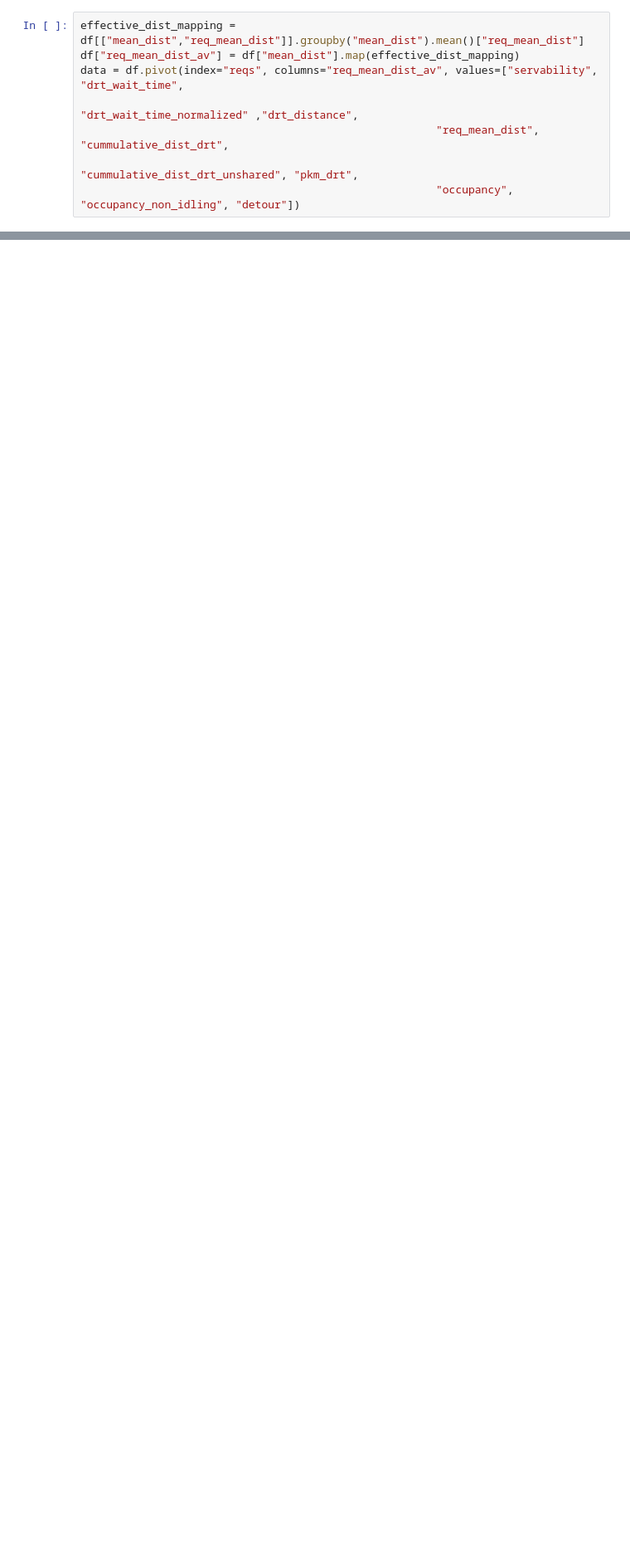
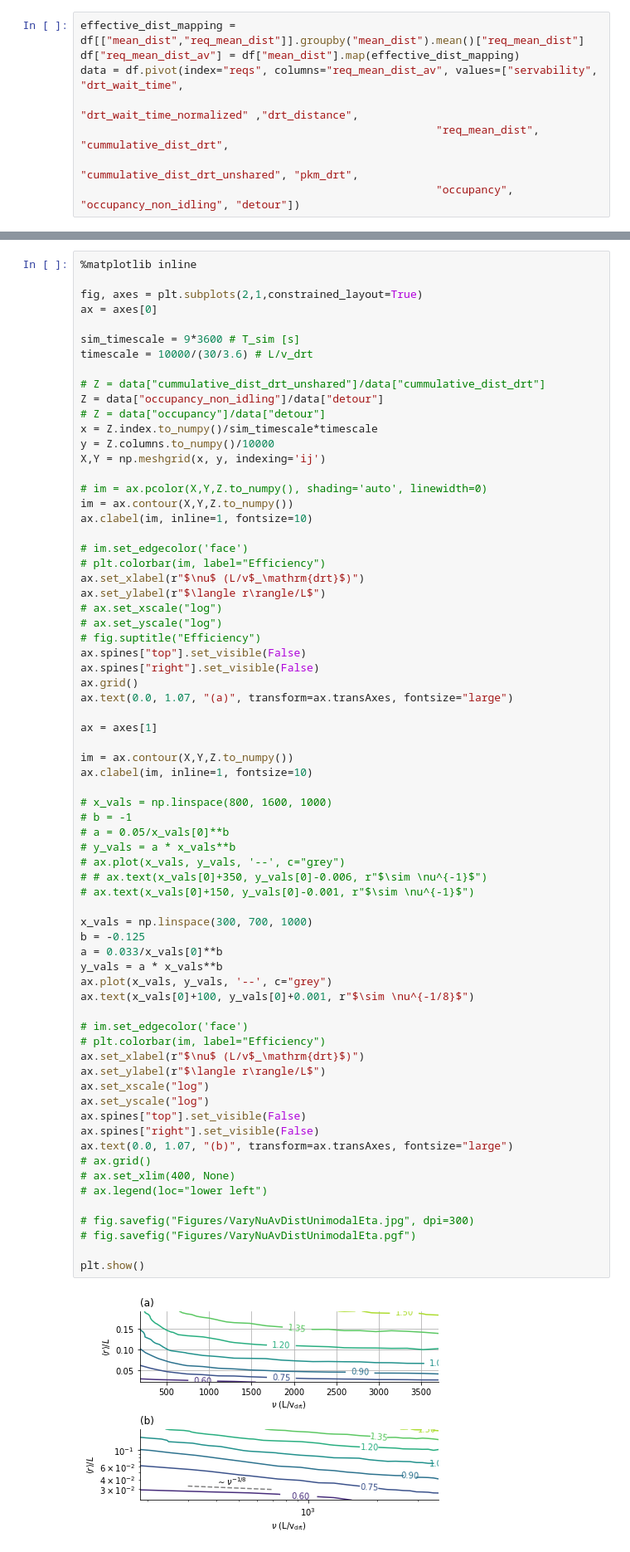
Before and after one commit to poss-group/matsim-bimodal-1, a Jupyter notebook: python_analysis/AnalyzeUnimodalVaryNuAvDrtDist.ipynb, the cells around one changed output, grey strips where cells are left out. Shown at 83% size. Cells and saved outputs as stored; diff of their text form; blank space fills up the shorter version.

```diff
--- a/python_analysis/AnalyzeUnimodalVaryNuAvDrtDist.ipynb
+++ b/python_analysis/AnalyzeUnimodalVaryNuAvDrtDist.ipynb
@@ -126,0 +107,71 @@ plt.show()
+# %%
+%matplotlib inline
+
+fig, axes = plt.subplots(2,1,constrained_layout=True)
+ax = axes[0]
+
+sim_timescale = 9*3600 # T_sim [s]
+timescale = 10000/(30/3.6) # L/v_drt
+
+# Z = data["cummulative_dist_drt_unshared"]/data["cummulative_dist_drt"]
+Z = data["occupancy_non_idling"]/data["detour"]
+# Z = data["occupancy"]/data["detour"]
+x = Z.index.to_numpy()/sim_timescale*timescale
+y = Z.columns.to_numpy()/10000
+X,Y = np.meshgrid(x, y, indexing='ij')
+
+# im = ax.pcolor(X,Y,Z.to_numpy(), shading='auto', linewidth=0)
+im = ax.contour(X,Y,Z.to_numpy())
+ax.clabel(im, inline=1, fontsize=10)
+
+# im.set_edgecolor('face')
+# plt.colorbar(im, label="Efficiency")
+ax.set_xlabel(r"$\nu$ (L/v$_\mathrm{drt}$)")
+ax.set_ylabel(r"$\langle r\rangle/L$")
+# ax.set_xscale("log")
+# ax.set_yscale("log")
+# fig.suptitle("Efficiency")
+ax.spines["top"].set_visible(False)
+ax.spines["right"].set_visible(False)
+ax.grid()
+ax.text(0.0, 1.07, "(a)", transform=ax.transAxes, fontsize="large")
+
+ax = axes[1]
+
+im = ax.contour(X,Y,Z.to_numpy())
+ax.clabel(im, inline=1, fontsize=10)
+
+# x_vals = np.linspace(800, 1600, 1000)
+# b = -1
+# a = 0.05/x_vals[0]**b
+# y_vals = a * x_vals**b
+# ax.plot(x_vals, y_vals, '--', c="grey")
+# # ax.text(x_vals[0]+350, y_vals[0]-0.006, r"$\sim \nu^{-1}$")
+# ax.text(x_vals[0]+150, y_vals[0]-0.001, r"$\sim \nu^{-1}$")
+
+x_vals = np.linspace(300, 700, 1000)
+b = -0.125
+a = 0.033/x_vals[0]**b
+y_vals = a * x_vals**b
+ax.plot(x_vals, y_vals, '--', c="grey")
+ax.text(x_vals[0]+100, y_vals[0]+0.001, r"$\sim \nu^{-1/8}$")
+
+# im.set_edgecolor('face')
+# plt.colorbar(im, label="Efficiency")
+ax.set_xlabel(r"$\nu$ (L/v$_\mathrm{drt}$)")
+ax.set_ylabel(r"$\langle r\rangle/L$")
+ax.set_xscale("log")
+ax.set_yscale("log")
+ax.spines["top"].set_visible(False)
+ax.spines["right"].set_visible(False)
+ax.text(0.0, 1.07, "(b)", transform=ax.transAxes, fontsize="large")
+# ax.grid()
+# ax.set_xlim(400, None)
+# ax.legend(loc="lower left")
+
+# fig.savefig("Figures/VaryNuAvDistUnimodalEta.jpg", dpi=300)
+# fig.savefig("Figures/VaryNuAvDistUnimodalEta.pgf")
+
+plt.show()
+# %% [output]
+[figure, added]
```
Also changed, not shown: parts of 4 cells of this notebook, 11 other files.
